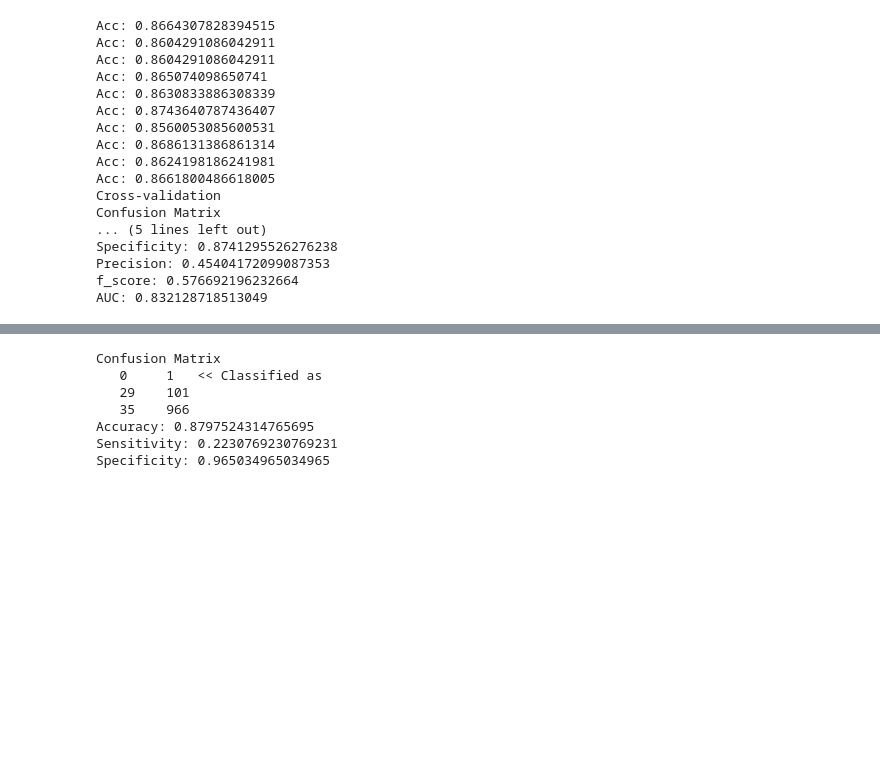
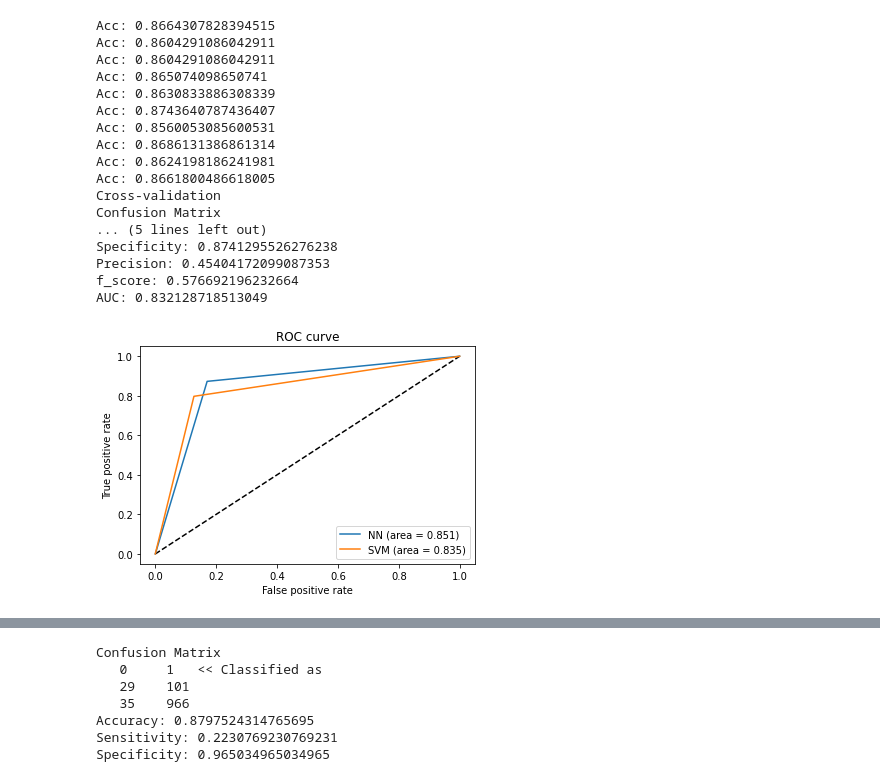
Before and after one commit to rahbarahsan/Bank-Marketing, a Jupyter notebook: Bank-marketting.ipynb, the cells around one changed output, grey strips where cells are left out. Saved outputs shown, nothing was run; the diff lists cells and outputs as text; code cells hidden in the pictures; blank space fills up the shorter version.

```diff
--- a/Bank-marketting.ipynb
+++ b/Bank-marketting.ipynb
@@ -736,3 +736,17 @@ Specificity: 0.8741295526276238
 Precision: 0.45404172099087353
 f_score: 0.576692196232664
 AUC: 0.832128718513049
+# %%
+plt.figure(1)
+plt.plot([0, 1], [0, 1], 'k--')
+
+plt.plot(fpr_nn_p, tpr_nn_p, label='NN (area = {:.3f})'.format(auc_nn_p))
+plt.plot(fpr_svm_p, tpr_svm_p, label='SVM (area = {:.3f})'.format(auc_svm_p))
+
+plt.xlabel('False positive rate')
+plt.ylabel('True positive rate')
+plt.title('ROC curve')
+plt.legend(loc='best')
+plt.show()
+# %% [output]
+[figure, added]
```
Also changed, not shown: parts of 2 cells of this notebook.
